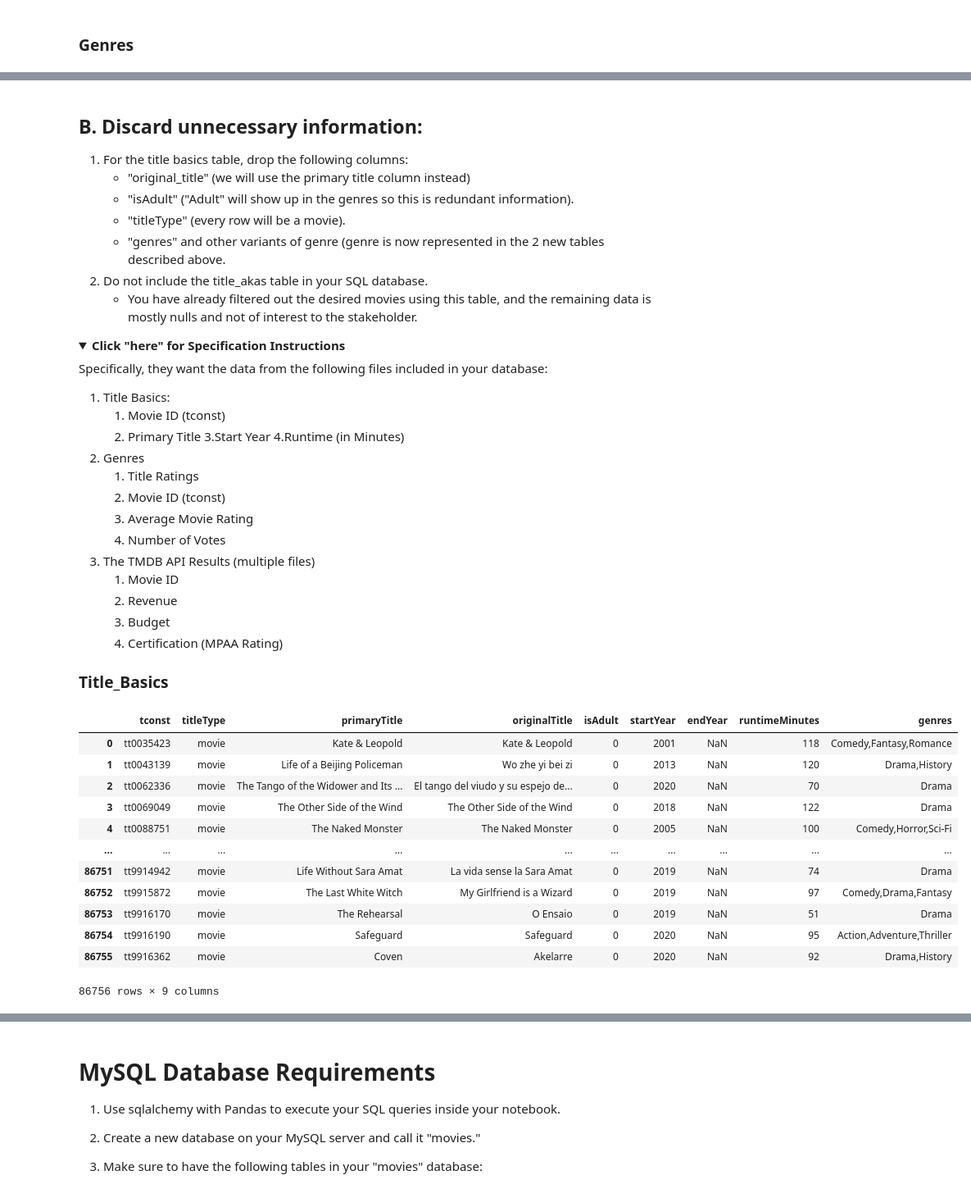
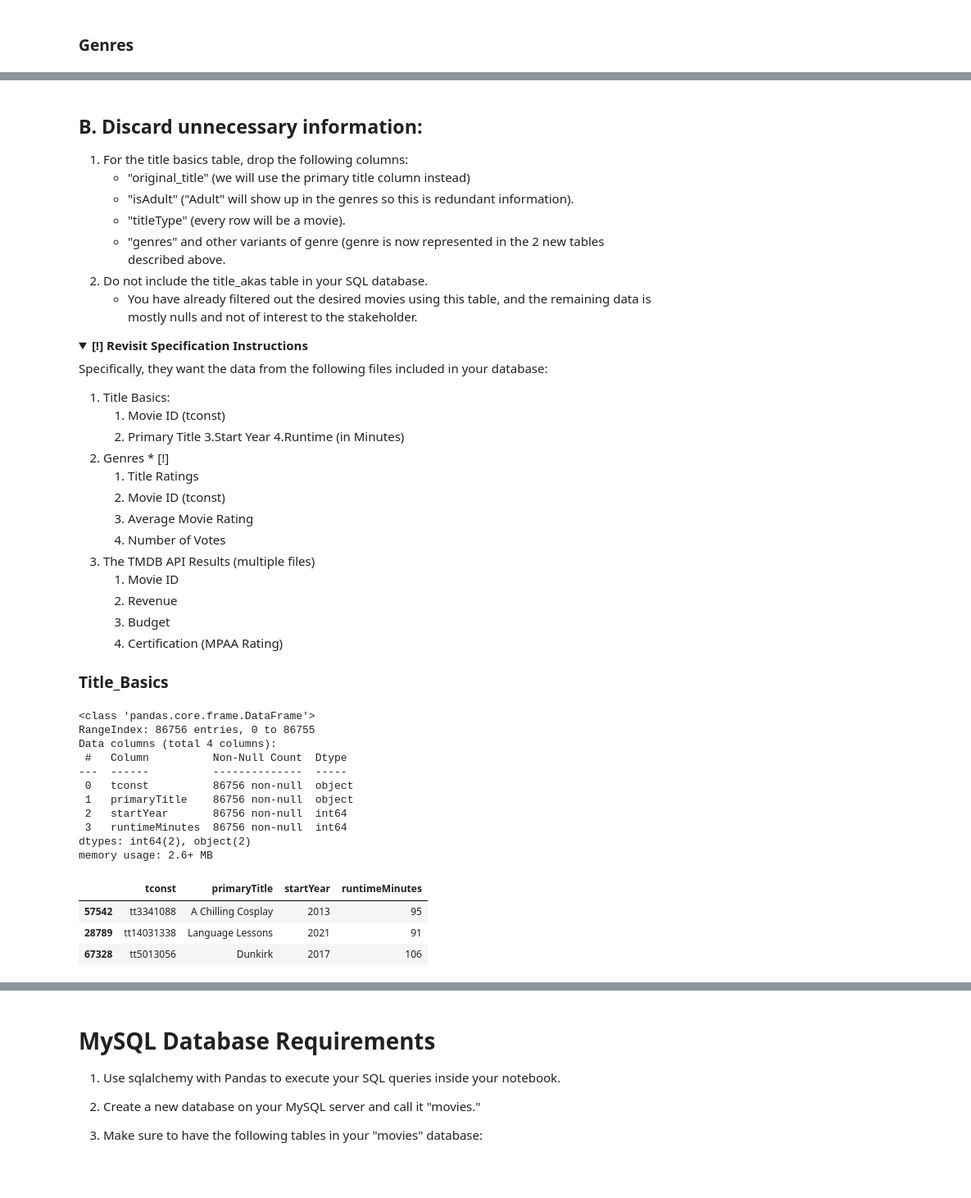
Before and after one commit to juDEcorous/Project-3-Part-1, a Jupyter notebook: Project 3 Part 3 MySQL.ipynb, the cells around one changed output, grey strips where cells are left out. Shown: that part at 82% size. Saved outputs shown, nothing was run; the diff lists cells and outputs as text; code cells hidden in the pictures; folded sections open; blank space fills up the shorter version.

```diff
--- a/Project 3 Part 3 MySQL.ipynb
+++ b/Project 3 Part 3 MySQL.ipynb
@@ -34,10 +38,10 @@ pd.options.mode.chained_assignment = None  # default='warn'
 # %% [markdown]
 ## Databases
 # %%
-basics = pd.read_csv('Data/title_basics.csv.gz')
-basics_copy = basics.copy() # for later use
-basics.info()
-basics.head(5)
+title_basics = pd.read_csv('Data/title_basics.csv.gz')
+basics_copy = title_basics.copy() # for later use
+title_basics.info()
+title_basics.head(5)
 # %% [output]
 <class 'pandas.core.frame.DataFrame'>
 RangeIndex: 86756 entries, 0 to 86755
@@ -234,7 +238,7 @@ genres.sample(3)
     - You have already filtered out the desired movies using this table, and the remaining data is mostly nulls and not of interest to the stakeholder.
 
 <details>
-    <summary> <b> Click "here" for Specification Instructions </summary>
+    <summary> <b> [!] Revisit Specification Instructions </summary>
 
 
 Specifically, they want the data from the following files included in your database:
@@ -243,7 +247,7 @@ Specifically, they want the data from the following files included in your datab
     2. Primary Title
     3.Start Year
     4.Runtime (in Minutes)
-2. Genres
+2. Genres * [!]
     1. Title Ratings
     2. Movie ID (tconst)
     4. Average Movie Rating
@@ -262,18 +266,22 @@ Specifically, they want the data from the following files included in your datab
 
 ### Title_Basics
 # %%
-basics_copy
+tile_basics = basics_copy[['tconst', 'primaryTitle', 'startYear', 'runtimeMinutes']]
+tile_basics.info()
+tile_basics.sample(3)
 # %% [output]
+<class 'pandas.core.frame.DataFrame'>
+RangeIndex: 86756 entries, 0 to 86755
+Data columns (total 4 columns):
+ #   Column          Non-Null Count  Dtype
+---  ------          --------------  -----
+ 0   tconst          86756 non-null  object
+ 1   primaryTitle    86756 non-null  object
+ 2   startYear       86756 non-null  int64
+ 3   runtimeMinutes  86756 non-null  int64
+dtypes: int64(2), object(2)
+memory usage: 2.6+ MB
-|  | tconst | titleType | primaryTitle | originalTitle | isAdult | startYear | endYear | runtimeMinutes | genres |
-| 0 | tt0035423 | movie | Kate & Leopold | Kate & Leopold | 0 | 2001 | NaN | 118 | Comedy,Fantasy,Romance |
-| 1 | tt0043139 | movie | Life of a Beijing Policeman | Wo zhe yi bei zi | 0 | 2013 | NaN | 120 | Drama,History |
-| 2 | tt0062336 | movie | The Tango of the Widower and Its ... | El tango del viudo y su espejo de... | 0 | 2020 | NaN | 70 | Drama |
-| 3 | tt0069049 | movie | The Other Side of the Wind | The Other Side of the Wind | 0 | 2018 | NaN | 122 | Drama |
-| 4 | tt0088751 | movie | The Naked Monster | The Naked Monster | 0 | 2005 | NaN | 100 | Comedy,Horror,Sci-Fi |
-| ... | ... | ... | ... | ... | ... | ... | ... | ... | ... |
-| 86751 | tt9914942 | movie | Life Without Sara Amat | La vida sense la Sara Amat | 0 | 2019 | NaN | 74 | Drama |
-| 86752 | tt9915872 | movie | The Last White Witch | My Girlfriend is a Wizard | 0 | 2019 | NaN | 97 | Comedy,Drama,Fantasy |
-| 86753 | tt9916170 | movie | The Rehearsal | O Ensaio | 0 | 2019 | NaN | 51 | Drama |
-| 86754 | tt9916190 | movie | Safeguard | Safeguard | 0 | 2020 | NaN | 95 | Action,Adventure,Thriller |
-| 86755 | tt9916362 | movie | Coven | Akelarre | 0 | 2020 | NaN | 92 | Drama,History |
+|  | tconst | primaryTitle | startYear | runtimeMinutes |
+| 57542 | tt3341088 | A Chilling Cosplay | 2013 | 95 |
+| 28789 | tt14031338 | Language Lessons | 2021 | 91 |
+| 67328 | tt5013056 | Dunkirk | 2017 | 106 |
-86756 rows × 9 columns
```
Also changed, not shown: parts of 12 cells of this notebook.
